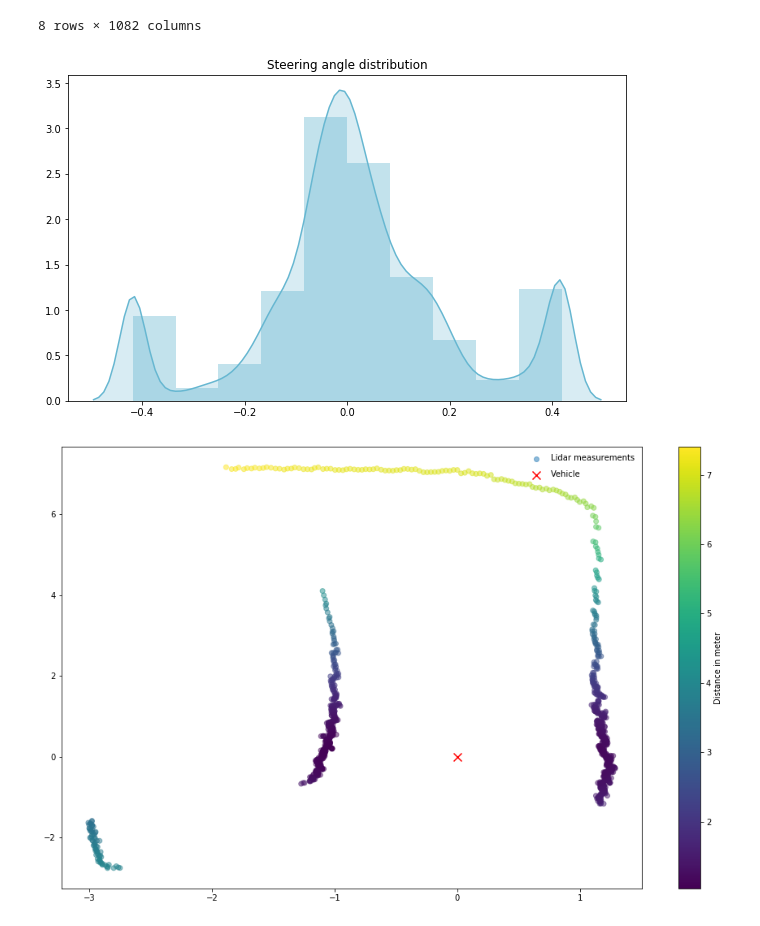
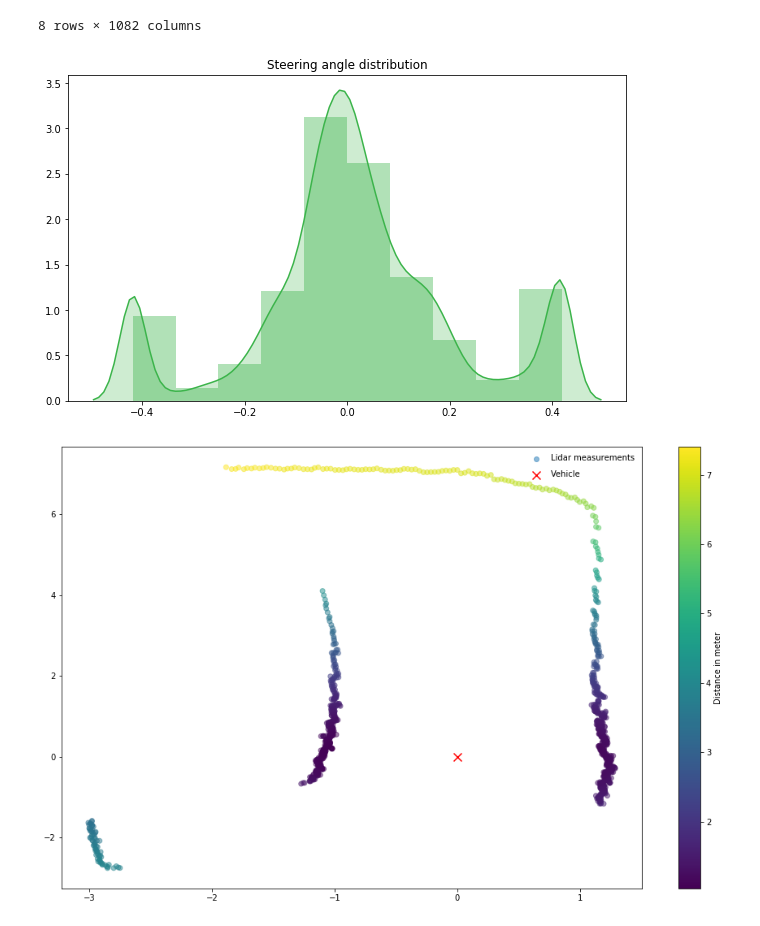
Before and after one commit to jonajo15/f1tenth-policy, a Jupyter notebook: policy_network.ipynb, the cells around one changed output. Cells and saved outputs as stored; diff of their text form; code cells hidden in the pictures.

Commit message:
new graph and better model

```diff
--- a/policy_network.ipynb
+++ b/policy_network.ipynb
@@ -77,11 +77,11 @@ min:  -0.4189
 8 rows × 1082 columns
 # %%
 fig = plt.figure(figsize=(10,6))
-sns.distplot(y, bins=10, hist=True, kde_kws={"shade": True}, color='#67B7D1')# green - #3cb44b, blue - #67B7D1
+sns.distplot(y, bins=10, hist=True, kde_kws={"shade": True}, color='#3cb44b')# green - #3cb44b, blue - #67B7D1
 plt.title('Steering angle distribution', loc='center')
 plt.show()
 # %% [output]
-[figure, old version]
+[figure, new version]
 # %%
 angle_inc = math.radians(0.25)
 angle_start = -math.radians(45)
```
Also changed, not shown: parts of 11 cells of this notebook, 12 other files.
